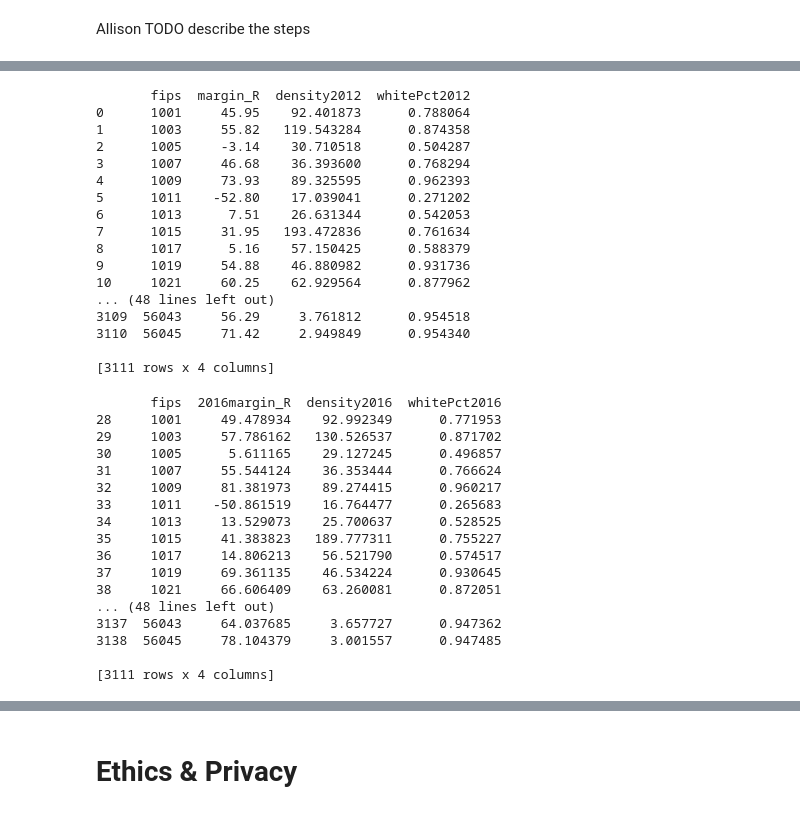
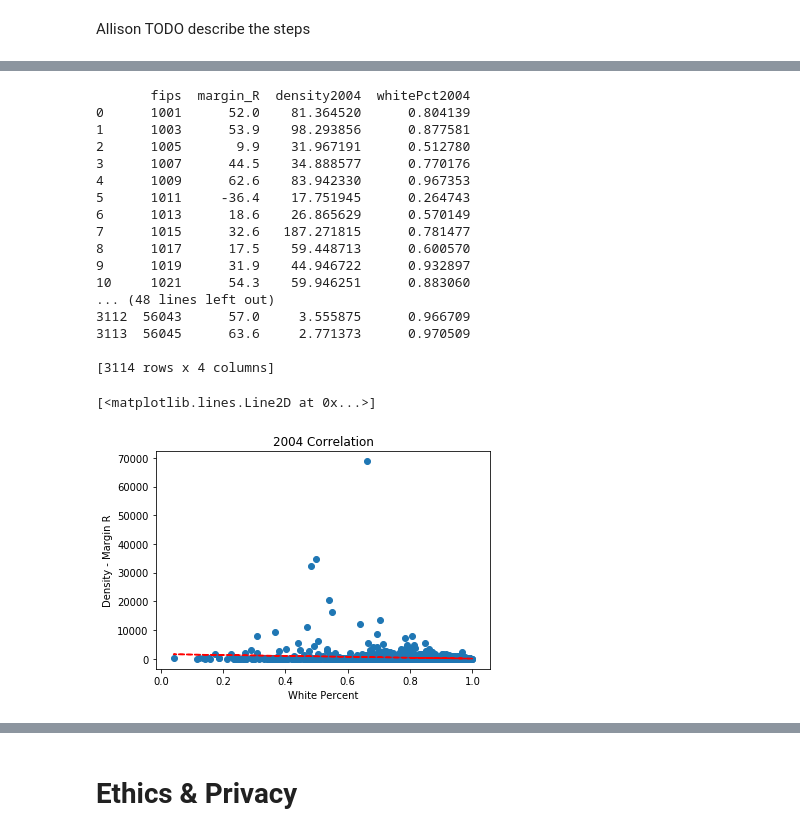
Before and after one commit to GiacomoPuccini/COGS108_Repo, a Jupyter notebook: FinalProject.ipynb, the cells around one changed output, grey strips where cells are left out. Drawn from its saved outputs; the diff is of its cells as text; code cells hidden in the pictures.

```diff
--- a/FinalProject.ipynb
+++ b/FinalProject.ipynb
@@ -399,42 +371,34 @@ print(data2008)
-# %%
-# From allison - took away the tostring() to make it easier to read/scroll
-print(data2012)
-# %% [output]
-       fips  margin_R  density2012  whitePct2012
-0      1001     45.95    92.401873      0.788064
-1      1003     55.82   119.543284      0.874358
-2      1005     -3.14    30.710518      0.504287
-3      1007     46.68    36.393600      0.768294
-4      1009     73.93    89.325595      0.962393
-5      1011    -52.80    17.039041      0.271202
-6      1013      7.51    26.631344      0.542053
-7      1015     31.95   193.472836      0.761634
-8      1017      5.16    57.150425      0.588379
-9      1019     54.88    46.880982      0.931736
-10     1021     60.25    62.929564      0.877962
-... (48 lines left out)
-3109  56043     56.29     3.761812      0.954518
-3110  56045     71.42     2.949849      0.954340
-
-[3111 rows x 4 columns]
-# %%
-#From allison - i took away the tostring() to make it easier to scroll
-print(data2016)
-# %% [output]
-       fips  2016margin_R  density2016  whitePct2016
-28     1001     49.478934    92.992349      0.771953
-29     1003     57.786162   130.526537      0.871702
-30     1005      5.611165    29.127245      0.496857
-31     1007     55.544124    36.353444      0.766624
-32     1009     81.381973    89.274415      0.960217
-33     1011    -50.861519    16.764477      0.265683
-34     1013     13.529073    25.700637      0.528525
-35     1015     41.383823   189.777311      0.755227
-36     1017     14.806213    56.521790      0.574517
-37     1019     69.361135    46.534224      0.930645
-38     1021     66.606409    63.260081      0.872051
-... (48 lines left out)
-3137  56043     64.037685     3.657727      0.947362
-3138  56045     78.104379     3.001557      0.947485
-
-[3111 rows x 4 columns]
+# %%
+# From allison - took away the tostring() to make it easier to read/scroll
+print(data2004)
+
+data2004x = data2004['whitePct2004']
+data2004y = data2004['density2004'] - data2004['margin_R']
+
+corrplot2 = plt.scatter(data2004x, data2004y)
+plt.xlabel('White Percent')
+plt.ylabel('Density - Margin R')
+plt.title('2004 Correlation')
+z2 = np.polyfit(data2004x, data2004y, 1)
+p2 = np.poly1d(z2)
+plt.plot(data2004x, p2(data2004x), "r--")
+# %% [output]
+       fips  margin_R  density2004  whitePct2004
+0      1001      52.0    81.364520      0.804139
+1      1003      53.9    98.293856      0.877581
+2      1005       9.9    31.967191      0.512780
+3      1007      44.5    34.888577      0.770176
+4      1009      62.6    83.942330      0.967353
+5      1011     -36.4    17.751945      0.264743
+6      1013      18.6    26.865629      0.570149
+7      1015      32.6   187.271815      0.781477
+8      1017      17.5    59.448713      0.600570
+9      1019      31.9    44.946722      0.932897
+10     1021      54.3    59.946251      0.883060
+... (48 lines left out)
+3112  56043      57.0     3.555875      0.966709
+3113  56045      63.6     2.771373      0.970509
+
+[3114 rows x 4 columns]
+[<matplotlib.lines.Line2D at 0x...>]
+[figure, added]
```
Also changed, not shown: parts of 9 cells of this notebook.
